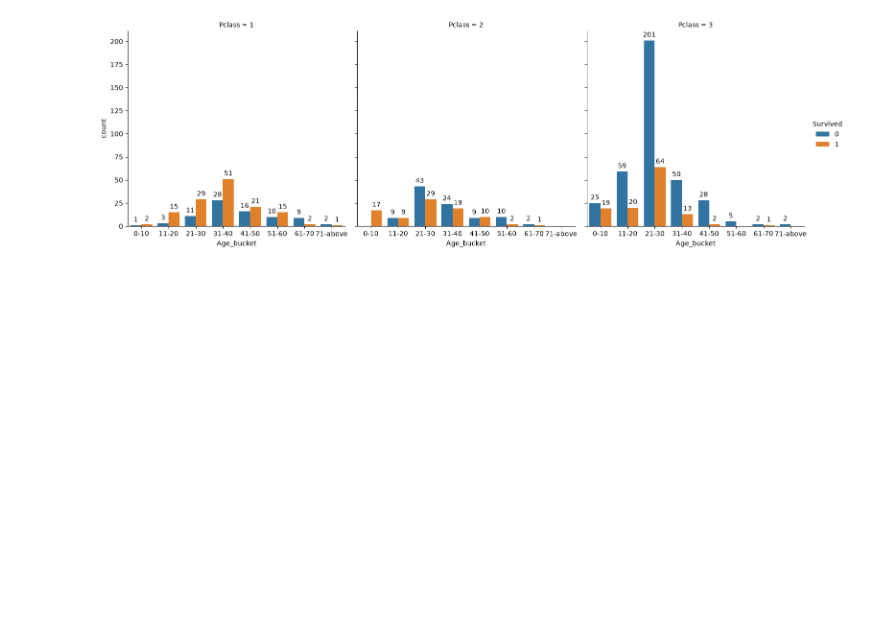
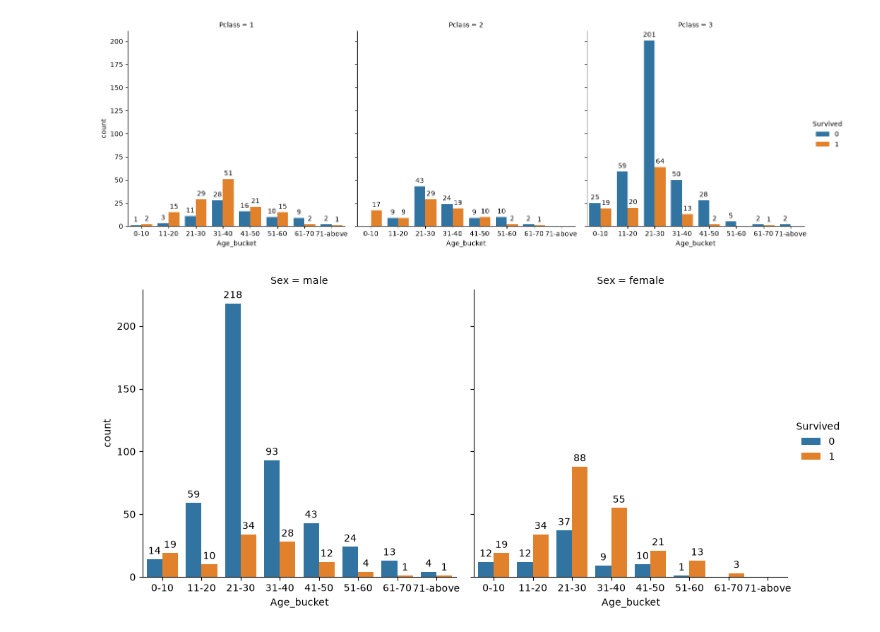
Before and after one commit to MarcooMateoo/ml-titanic, a Jupyter notebook: notebooks/01_EDA.ipynb, the cells around one changed output. Drawn from its saved outputs; the diff is of its cells as text; code cells hidden in the pictures; blank space fills up the shorter version.

```diff
--- a/notebooks/01_EDA.ipynb
+++ b/notebooks/01_EDA.ipynb
@@ -351,3 +411,12 @@ for ax in g.axes.flat:
         ax.bar_label(container, fontsize=10, padding=3)
 # %% [output]
 [figure]
+# %%
+g = sns.catplot(df, x = "Age_bucket", hue="Survived", kind="count", col="Sex")
+
+for ax in g.axes.flat:
+    # Loop through the bar containers within that specific subplot
+    for container in ax.containers:
+        ax.bar_label(container, fontsize=10, padding=3)
+# %% [output]
+[figure, added]
```
Also changed, not shown: parts of 24 cells of this notebook, 1 other file.
